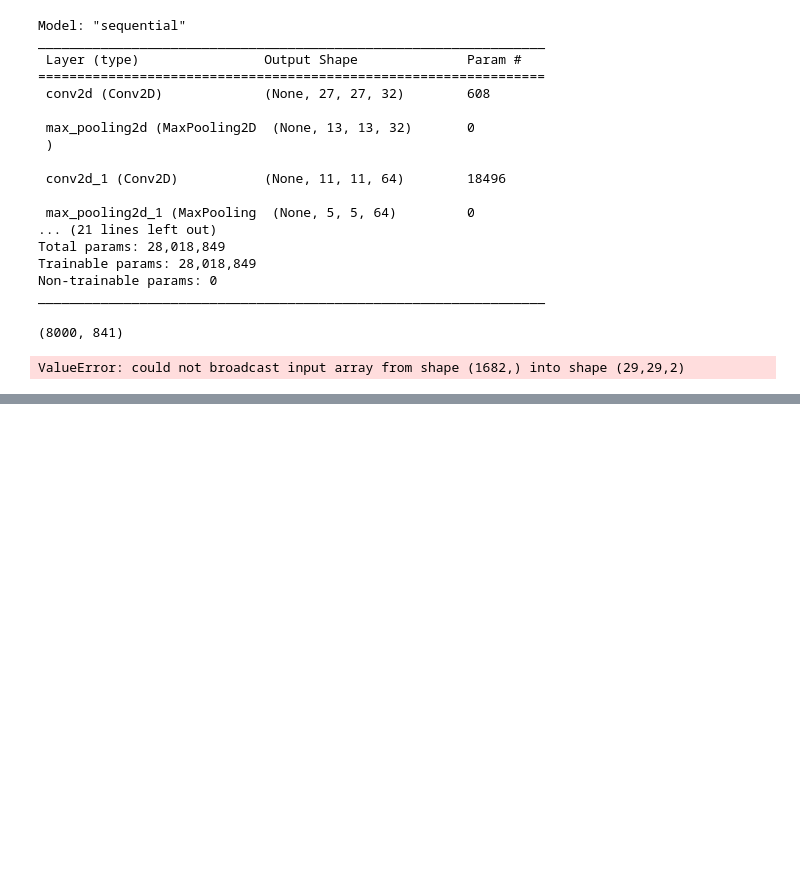
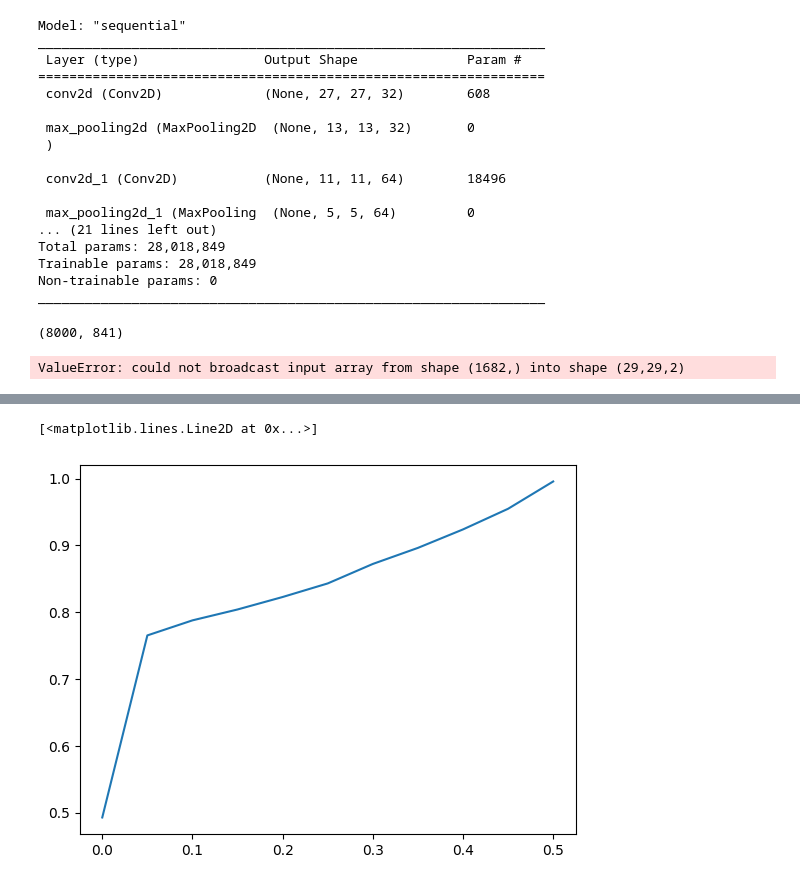
Before and after one commit to roadgoat19/QR-ML-Reconstruction, a Jupyter notebook: train.ipynb, the cells around one changed output, grey strips where cells are left out. Cells and saved outputs as stored; diff of their text form; code cells hidden in the pictures; blank space fills up the shorter version.

```diff
--- a/train.ipynb
+++ b/train.ipynb
@@ -308,0 +454,3 @@ Test Accuracy: 100.00%
+# %%
+rstat = stat[::-1]
+rstat
@@ -308,0 +469,5 @@ Test Accuracy: 100.00%
+# %%
+plt.plot([st[0] for st in rstat], [st[1] for st in rstat])
+# %% [output]
+[<matplotlib.lines.Line2D at 0x...>]
+[figure, added]
```
Also changed, not shown: parts of 16 cells of this notebook.
